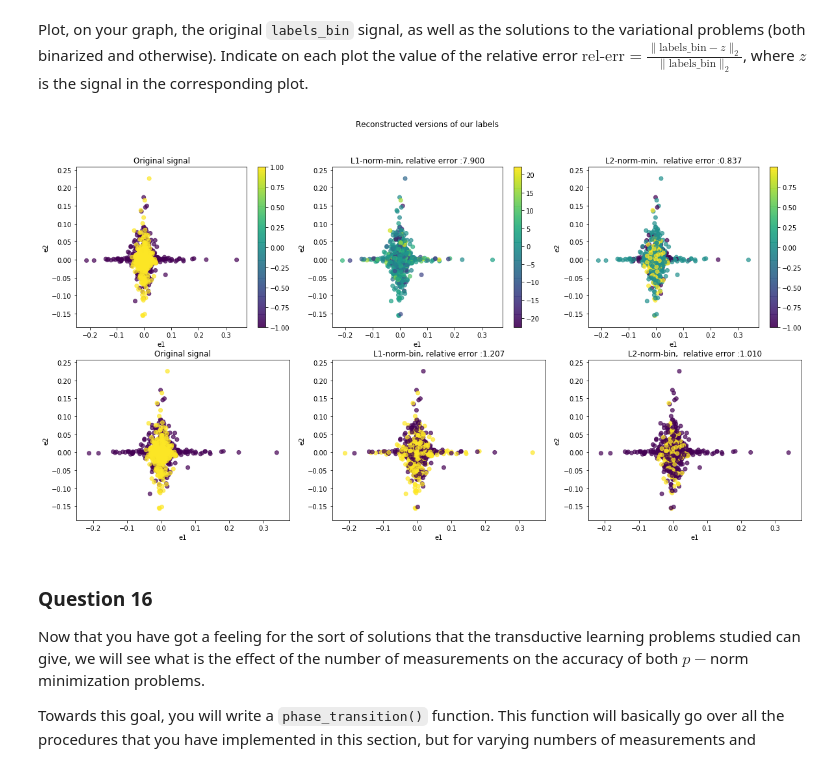
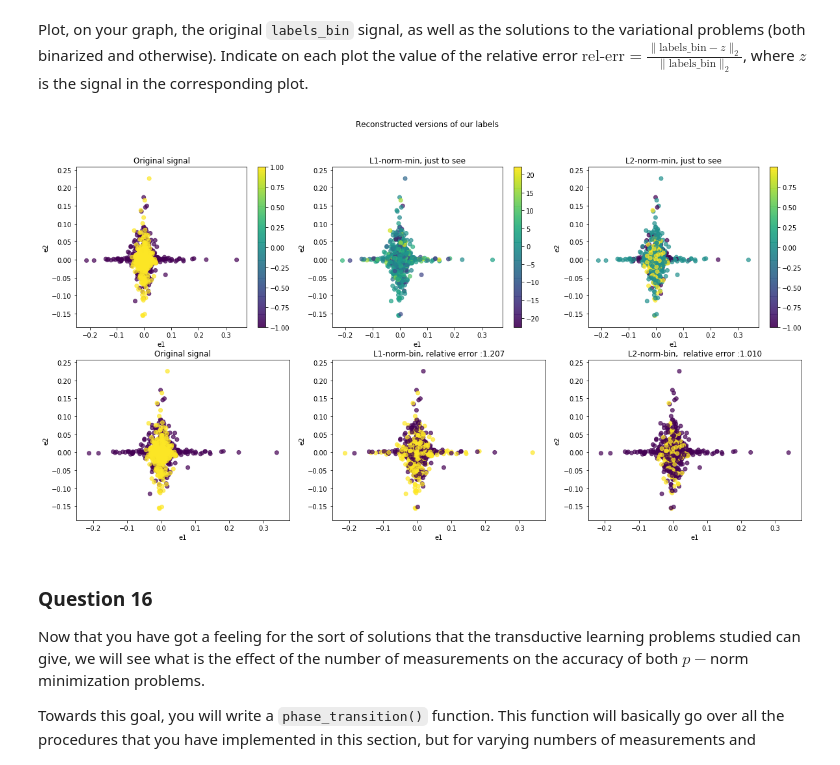
Before and after one commit to Team36-ntds2018/Project_free_music_archives_2018, a Jupyter notebook: Milestone_4/4_graph_signal_processing.ipynb, the cells around one changed output. Saved outputs shown, nothing was run; the diff lists cells and outputs as text; code cells hidden in the pictures.

```diff
--- a/Milestone_4/4_graph_signal_processing.ipynb
+++ b/Milestone_4/4_graph_signal_processing.ipynb
@@ -680,39 +680,39 @@ rel_error_min_1 = (np.linalg.norm(labels_bin - sol_1norm_min)/(np.linalg.norm(la
 plt.scatter(U[:,1], U[:,2], c = sol_1norm_min, alpha=0.7)
 plt.xlabel('e1')
 plt.ylabel('e2')
-plt.title("L1-norm-min, relative error :{:.3f}".format(rel_error_min_1))
+plt.title("L1-norm-min, just to see")
 plt.colorbar()
 
 plt.subplot(233)
 rel_error_min_2 = (np.linalg.norm(labels_bin - sol_2norm_min)/(np.linalg.norm(labels_bin)))
 plt.scatter(U[:,1], U[:,2], c = sol_2norm_min, alpha=0.7)
 plt.xlabel('e1')
 plt.ylabel('e2')
-plt.title("L2-norm-min,  relative error :{:.3f}".format(rel_error_min_2))
+plt.title("L2-norm-min, just to see")
 plt.colorbar()
 
 plt.subplot(234)
 plt.scatter(U[:,1], U[:,2], c=labels_bin, alpha=0.7)
 plt.xlabel('e1')
 plt.ylabel('e2')
 plt.title("Original signal")
 
 plt.subplot(235)
 rel_error_bin_1 = (np.linalg.norm(labels_bin - sol_1norm_bin)/(np.linalg.norm(labels_bin)))
 plt.scatter(U[:,1], U[:,2], c = sol_1norm_bin, alpha=0.7)
 plt.xlabel('e1')
 plt.ylabel('e2')
 plt.title("L1-norm-bin, relative error :{:.3f}".format(rel_error_bin_1))
 
 plt.subplot(236)
 rel_error_bin_2 = (np.linalg.norm(labels_bin - sol_2norm_bin)/(np.linalg.norm(labels_bin)))
 plt.scatter(U[:,1], U[:,2], c = sol_2norm_bin, alpha=0.7)
 plt.xlabel('e1')
 plt.ylabel('e2')
 plt.title("L2-norm-bin,  relative error :{:.3f}".format(rel_error_bin_2))
 plt.show()
 # %% [output]
-[figure, old version]
+[figure, new version]
 # %% [markdown]
 ### Question 16
 
```
Also changed, not shown: parts of 4 cells of this notebook.
